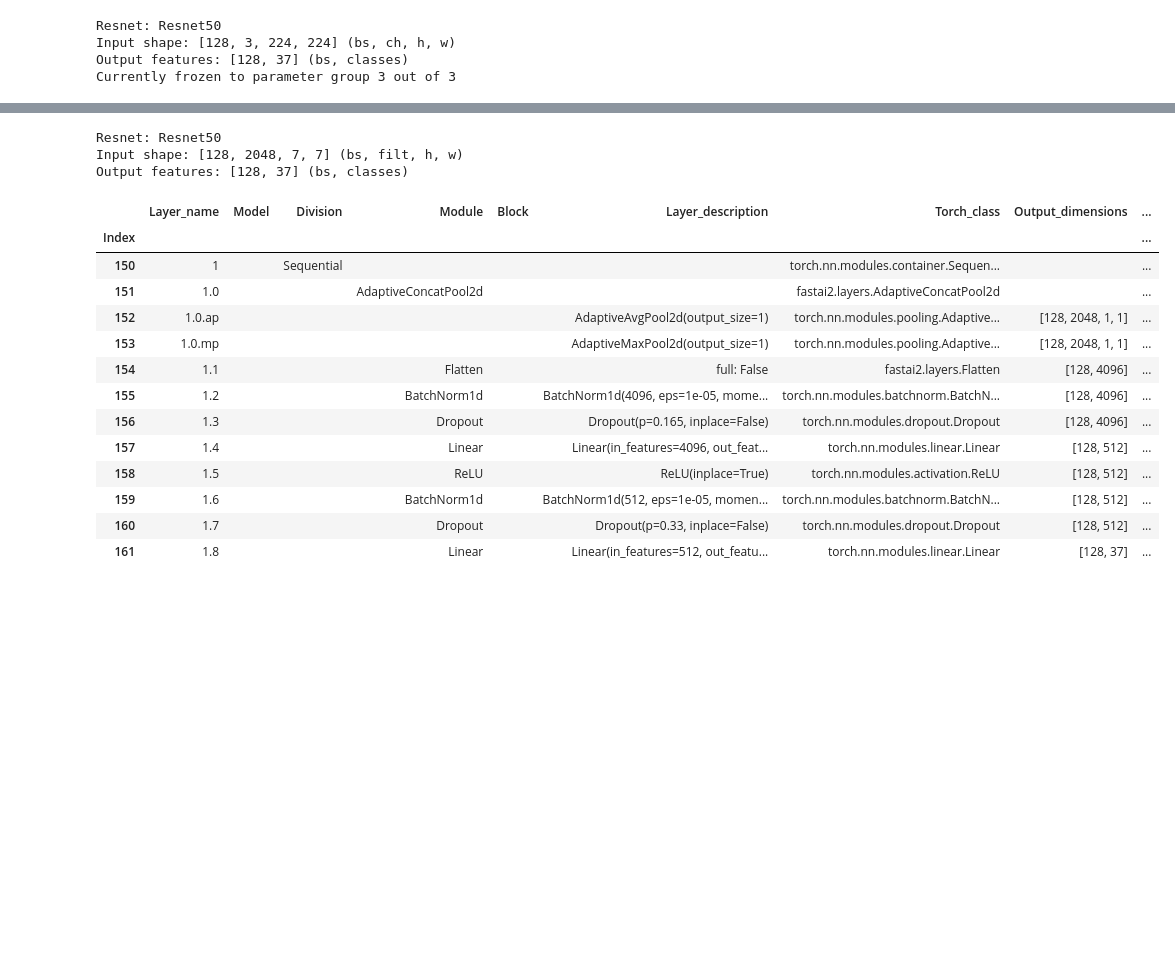
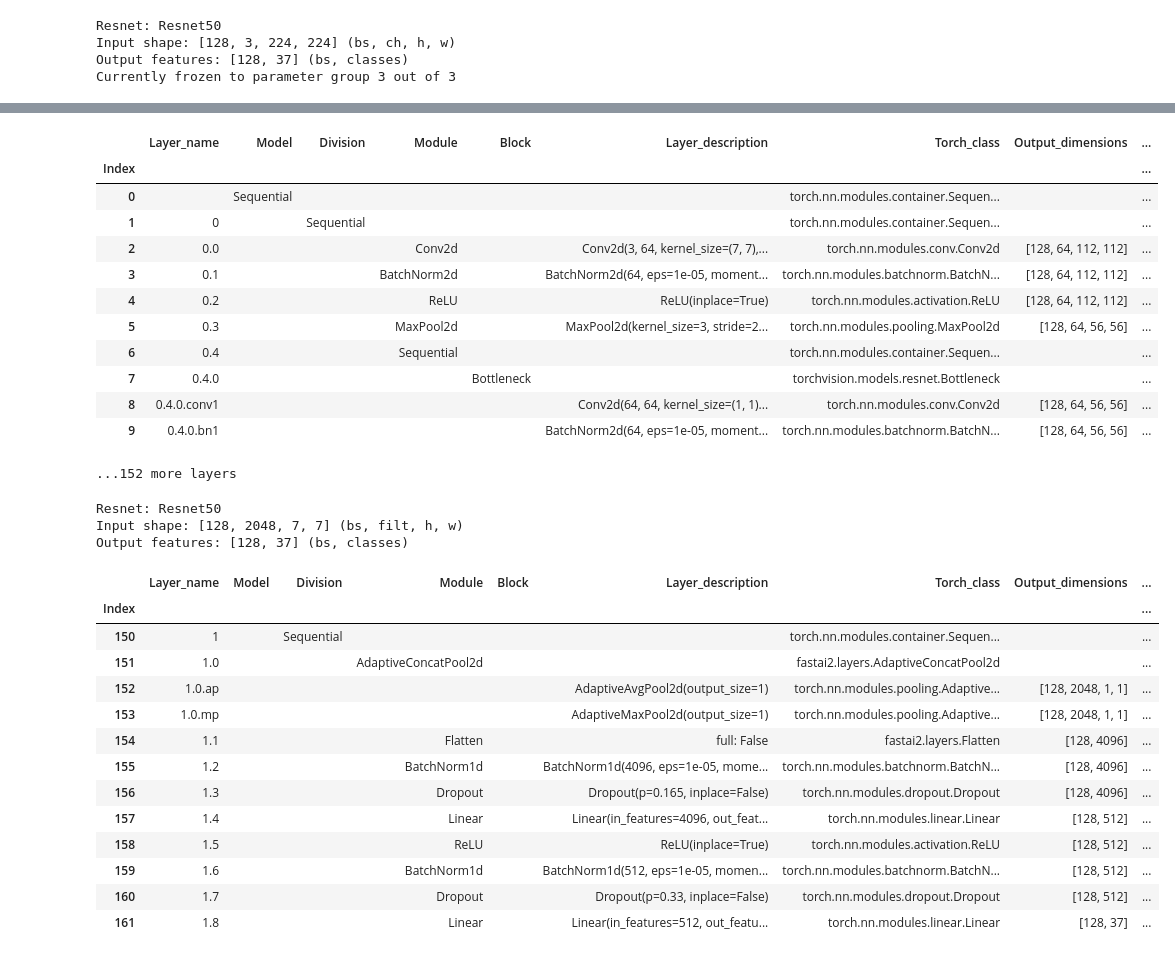
Before and after one commit to hallmx/fa_convnav, a Jupyter notebook: 03_examples00.ipynb, the cells around one changed output, grey strips where cells are left out. Drawn from its saved outputs; the diff is of its cells as text; code cells hidden in the pictures; blank space fills up the shorter version.

```diff
--- a/03_examples00.ipynb
+++ b/03_examples00.ipynb
@@ -73,3 +84,19 @@ Currently frozen to parameter group 3 out of 3
+# %%
+cn.view(top=True)
+# %% [output]
+|  | Layer_name | Model | Division | Module | Block | Layer_description | Torch_class | Output_dimensions | ... |
+| Index |  |  |  |  |  |  |  |  | ... |
+| 0 |  | Sequential |  |  |  |  | torch.nn.modules.container.Sequen... |  | ... |
+| 1 | 0 |  | Sequential |  |  |  | torch.nn.modules.container.Sequen... |  | ... |
+| 2 | 0.0 |  |  | Conv2d |  | Conv2d(3, 64, kernel_size=(7, 7),... | torch.nn.modules.conv.Conv2d | [128, 64, 112, 112] | ... |
+| 3 | 0.1 |  |  | BatchNorm2d |  | BatchNorm2d(64, eps=1e-05, moment... | torch.nn.modules.batchnorm.BatchN... | [128, 64, 112, 112] | ... |
+| 4 | 0.2 |  |  | ReLU |  | ReLU(inplace=True) | torch.nn.modules.activation.ReLU | [128, 64, 112, 112] | ... |
+| 5 | 0.3 |  |  | MaxPool2d |  | MaxPool2d(kernel_size=3, stride=2... | torch.nn.modules.pooling.MaxPool2d | [128, 64, 56, 56] | ... |
+| 6 | 0.4 |  |  | Sequential |  |  | torch.nn.modules.container.Sequen... |  | ... |
+| 7 | 0.4.0 |  |  |  | Bottleneck |  | torchvision.models.resnet.Bottleneck |  | ... |
+| 8 | 0.4.0.conv1 |  |  |  |  | Conv2d(64, 64, kernel_size=(1, 1)... | torch.nn.modules.conv.Conv2d | [128, 64, 56, 56] | ... |
+| 9 | 0.4.0.bn1 |  |  |  |  | BatchNorm2d(64, eps=1e-05, moment... | torch.nn.modules.batchnorm.BatchN... | [128, 64, 56, 56] | ... |
+...152 more layers
 # %%
 cn.head
 # %% [output]
```
Also changed, not shown: parts of 9 cells of this notebook, 12 other files.
